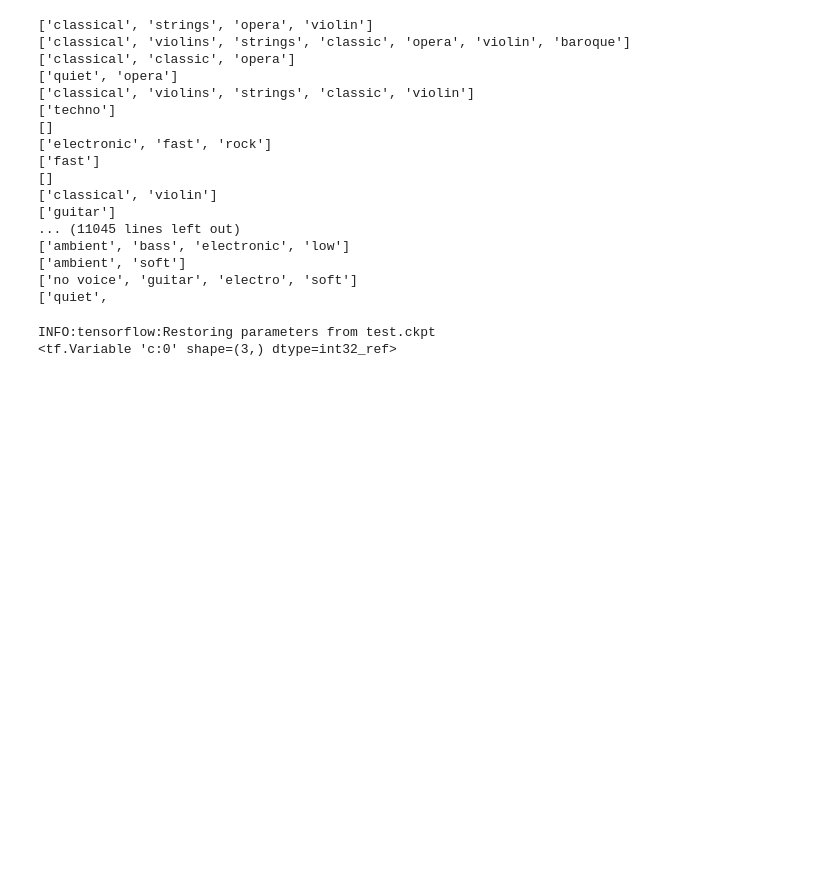
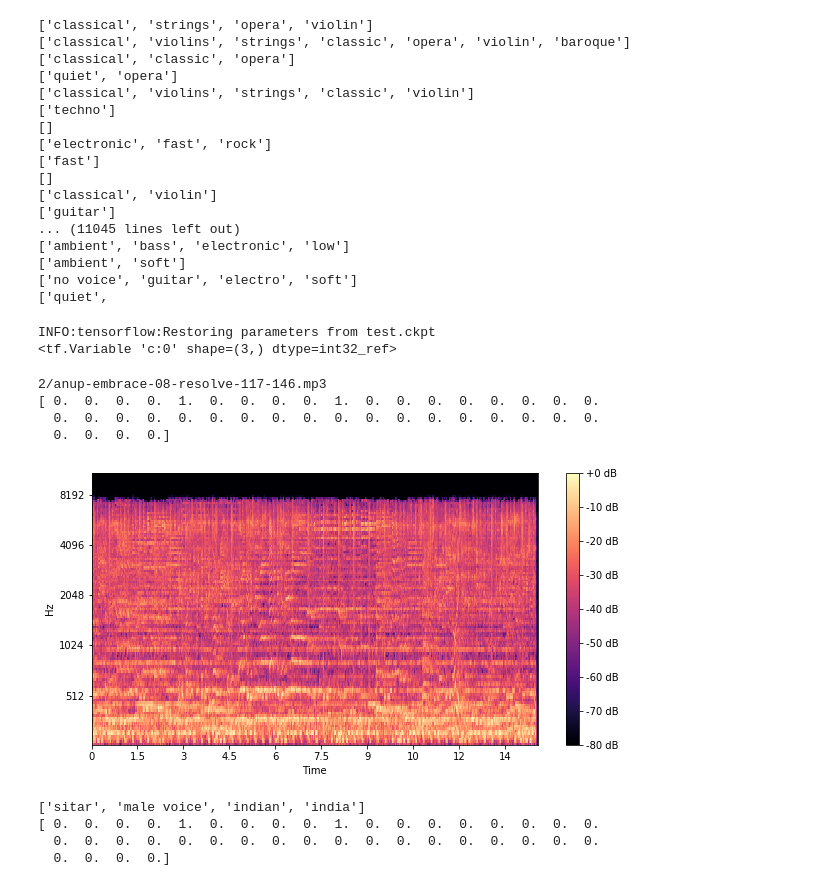
Before and after one commit to miguelfrde/stanford-cs231n, a Jupyter notebook: project/AnalizingMagnatagatune.ipynb, the cells around one changed output. Saved outputs shown, nothing was run; the diff lists cells and outputs as text; code cells hidden in the pictures; blank space fills up the shorter version.

Commit message:
Update preprocessing for magnatagatune

```diff
--- a/project/AnalizingMagnatagatune.ipynb
+++ b/project/AnalizingMagnatagatune.ipynb
@@ -188,3 +187,66 @@ with tf.Graph().as_default():
 # %% [output]
 INFO:tensorflow:Restoring parameters from test.ckpt
 <tf.Variable 'c:0' shape=(3,) dtype=int32_ref>
+# %%
+import librosa
+import librosa.display
+import _pickle as pickle
+
+def plot_spectogram(x, tag=None):
+    plt.figure(figsize=(10, 5))
+    librosa.display.specshow(x.T, y_axis='mel', x_axis='time')
+    plt.colorbar(format='%+2.0f dB')
+    if tag:
+        plt.title('Melspectogram for ' + genre + ' 0')
+        plt.tight_layout()
+
+
+with open('datasets/magnatagatune/train/0.pickle', 'rb') as f:
+    spectogram = pickle.load(f)
+    plot_spectogram(spectogram)
+
+with open('datasets/magnatagatune/train/filenames.pickle', 'rb') as f:
+    print(pickle.load(f)[0])
+
+
+with open('datasets/magnatagatune/train/labels.pickle', 'rb') as f:
+    print(pickle.load(f)[0])
+# %% [output]
+2/anup-embrace-08-resolve-117-146.mp3
+[ 0.  0.  0.  0.  1.  0.  0.  0.  0.  1.  0.  0.  0.  0.  0.  0.  0.  0.
+  0.  0.  0.  0.  0.  0.  0.  0.  0.  0.  0.  0.  0.  0.  0.  0.  0.  0.
+  0.  0.  0.  0.]
+[figure, added]
+# %%
+import numpy as np
+
+
+CLASSES = [
+    'classical', 'instrumental', 'electronica', 'techno',
+    'male voice', 'rock', 'ambient', 'female voice', 'opera',
+    'indian', 'choir', 'pop', 'heavy metal', 'jazz', 'new age',
+    'dance', 'country', 'eastern', 'baroque', 'funk', 'hard rock',
+    'trance', 'folk', 'oriental', 'medieval', 'irish', 'blues',
+    'middle eastern', 'punk', 'celtic', 'arabic', 'rap',
+    'industrial', 'world', 'hip hop', 'disco', 'soft rock',
+    'jungle', 'reggae', 'happy',
+]
+CLASSES_DICT = {c: i for i, c in enumerate(CLASSES)}
+
+def get_class_vector(genres):
+    class_indices = np.array([CLASSES_DICT[g] for g in genres])
+    vector = np.zeros(len(CLASSES))
+    vector[class_indices] = 1
+    return vector
+
+with open('datasets/magnatagatune/annotations_final.csv', 'r') as tsvfile:
+    reader = csv.DictReader(tsvfile, dialect='excel-tab')
+    for i, row in enumerate(reader):
+        if row['mp3_path'] == '2/anup-embrace-08-resolve-117-146.mp3':
+            print([g for g in row if row[g] == '1'])
+            print(get_class_vector([g for g in CLASSES if row[g] == '1']))
+# %% [output]
+['sitar', 'male voice', 'indian', 'india']
+[ 0.  0.  0.  0.  1.  0.  0.  0.  0.  1.  0.  0.  0.  0.  0.  0.  0.  0.
+  0.  0.  0.  0.  0.  0.  0.  0.  0.  0.  0.  0.  0.  0.  0.  0.  0.  0.
+  0.  0.  0.  0.]
```
Also changed, not shown: parts of 1 cell of this notebook, 1 other file.
